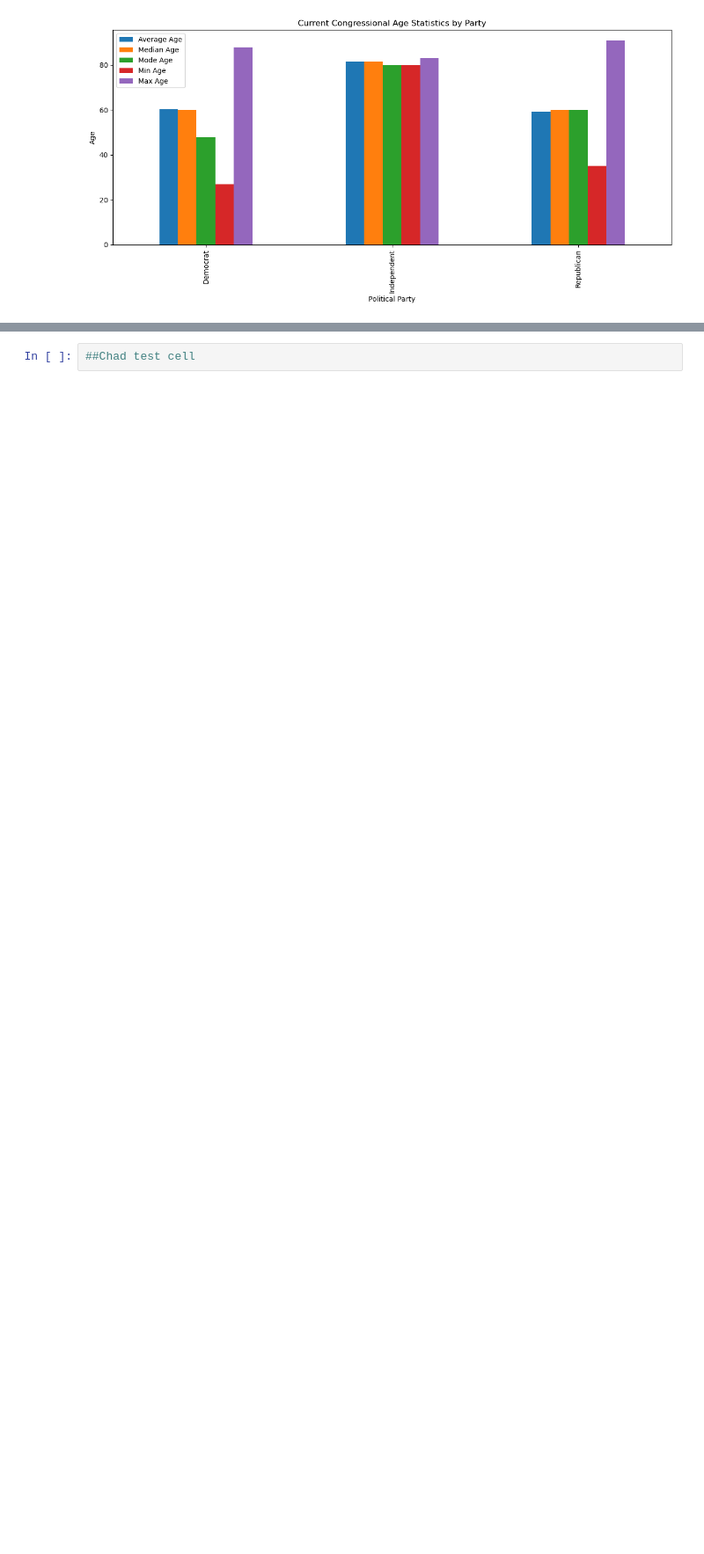
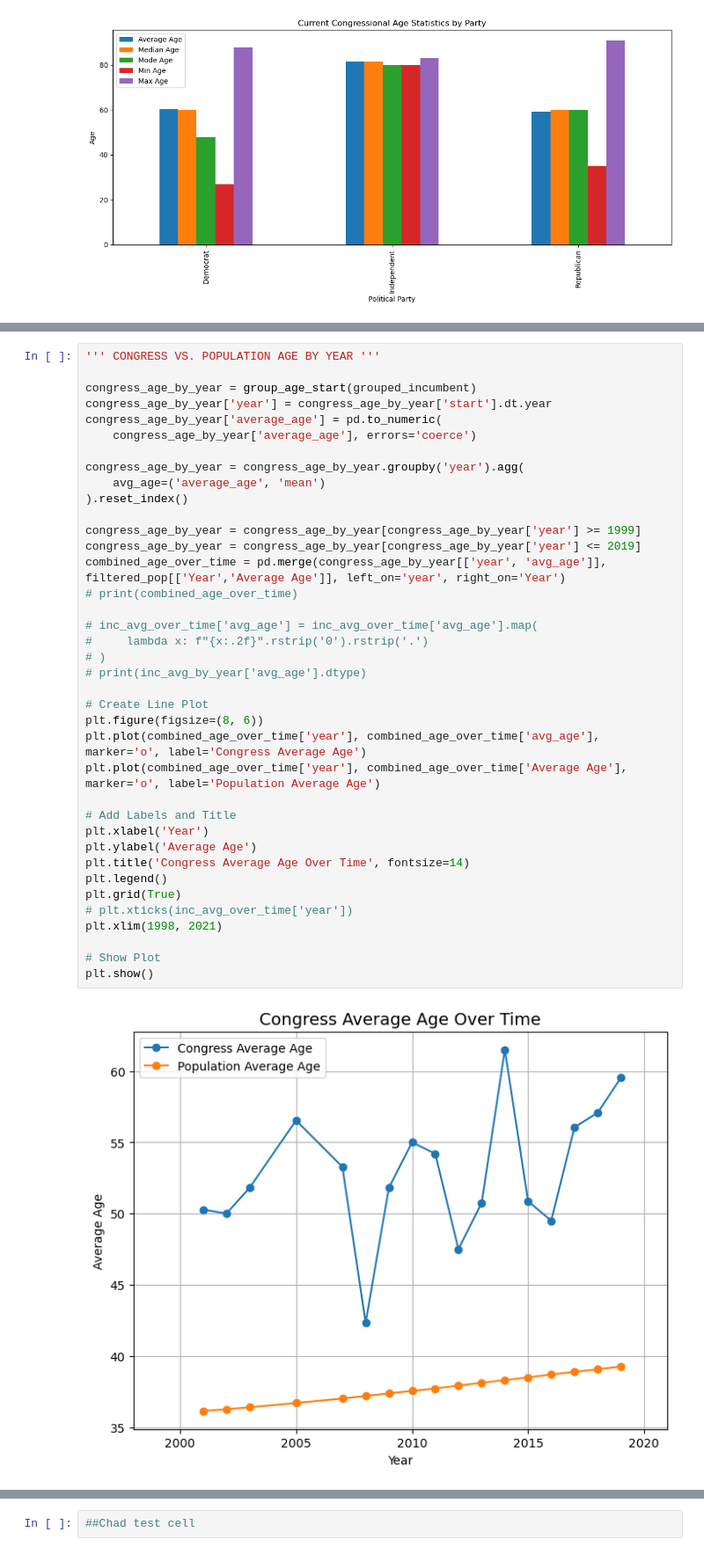
Before and after one commit to UC-Berkeley-I-School/project2_tom_quach_krishnan_adelman, a Jupyter notebook: DataLoad.ipynb, the cells around one changed output, grey strips where cells are left out. Shown at 88% size. Cells and saved outputs as stored; diff of their text form; blank space fills up the shorter version.

```diff
--- a/DataLoad.ipynb
+++ b/DataLoad.ipynb
@@ -559,0 +583,40 @@ TypeError: Invalid comparison between dtype=datetime64[ns] and int
+# %%
+''' CONGRESS VS. POPULATION AGE BY YEAR '''
+
+congress_age_by_year = group_age_start(grouped_incumbent)
+congress_age_by_year['year'] = congress_age_by_year['start'].dt.year
+congress_age_by_year['average_age'] = pd.to_numeric(
+    congress_age_by_year['average_age'], errors='coerce')
+
+congress_age_by_year = congress_age_by_year.groupby('year').agg(
+    avg_age=('average_age', 'mean')
+).reset_index()
+
+congress_age_by_year = congress_age_by_year[congress_age_by_year['year'] >= 1999]
+congress_age_by_year = congress_age_by_year[congress_age_by_year['year'] <= 2019]
+combined_age_over_time = pd.merge(congress_age_by_year[['year', 'avg_age']], filtered_pop[['Year','Average Age']], left_on='year', right_on='Year')
+# print(combined_age_over_time)
+
+# inc_avg_over_time['avg_age'] = inc_avg_over_time['avg_age'].map(
+#     lambda x: f"{x:.2f}".rstrip('0').rstrip('.')
+# )
+# print(inc_avg_by_year['avg_age'].dtype)
+
+# Create Line Plot
+plt.figure(figsize=(8, 6))
+plt.plot(combined_age_over_time['year'], combined_age_over_time['avg_age'], marker='o', label='Congress Average Age')
+plt.plot(combined_age_over_time['year'], combined_age_over_time['Average Age'], marker='o', label='Population Average Age')
+
+# Add Labels and Title
+plt.xlabel('Year')
+plt.ylabel('Average Age')
+plt.title('Congress Average Age Over Time', fontsize=14)
+plt.legend()
+plt.grid(True)
+# plt.xticks(inc_avg_over_time['year'])
+plt.xlim(1998, 2021)
+
+# Show Plot
+plt.show()
+# %% [output]
+[figure, added]
```
Also changed, not shown: parts of 7 cells of this notebook.
